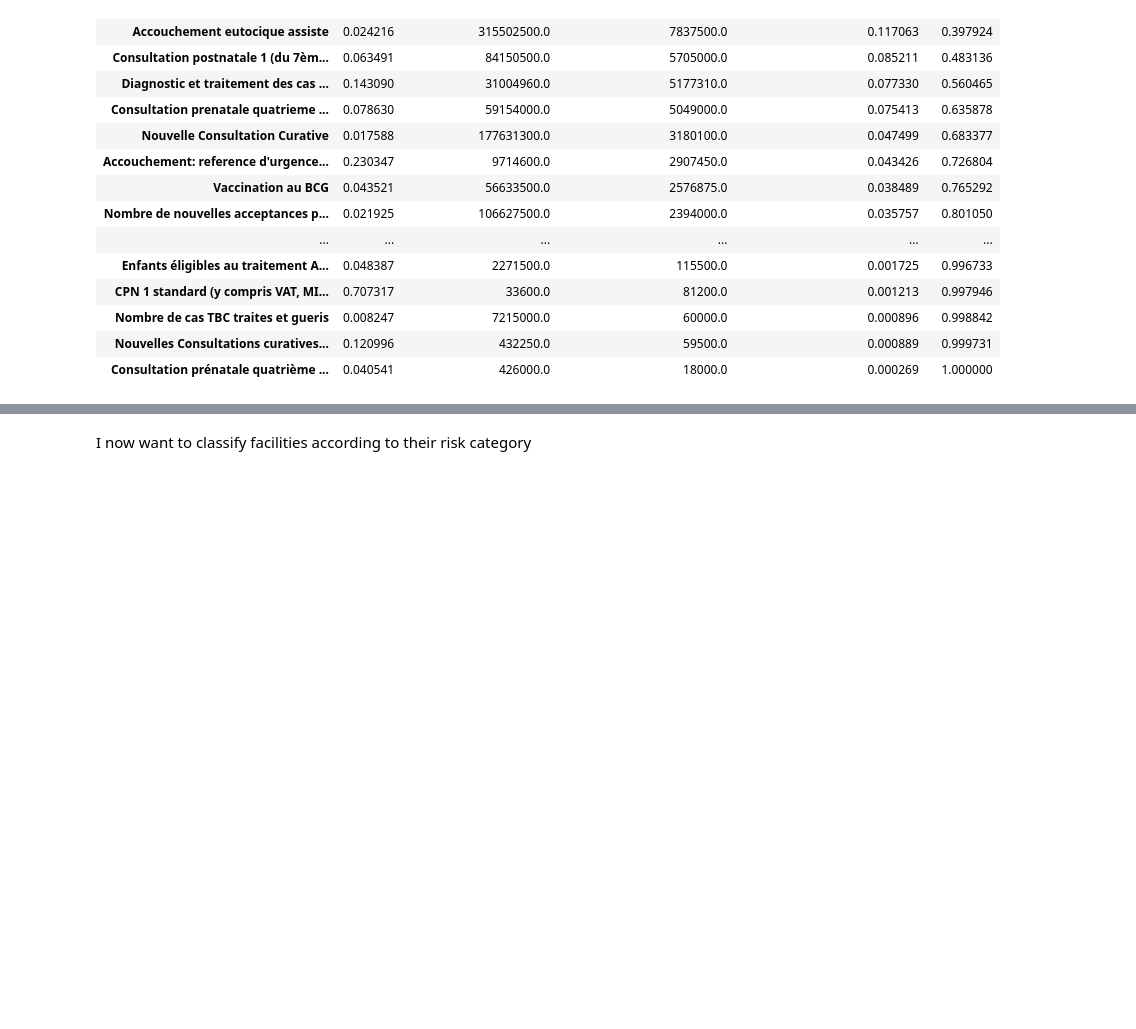
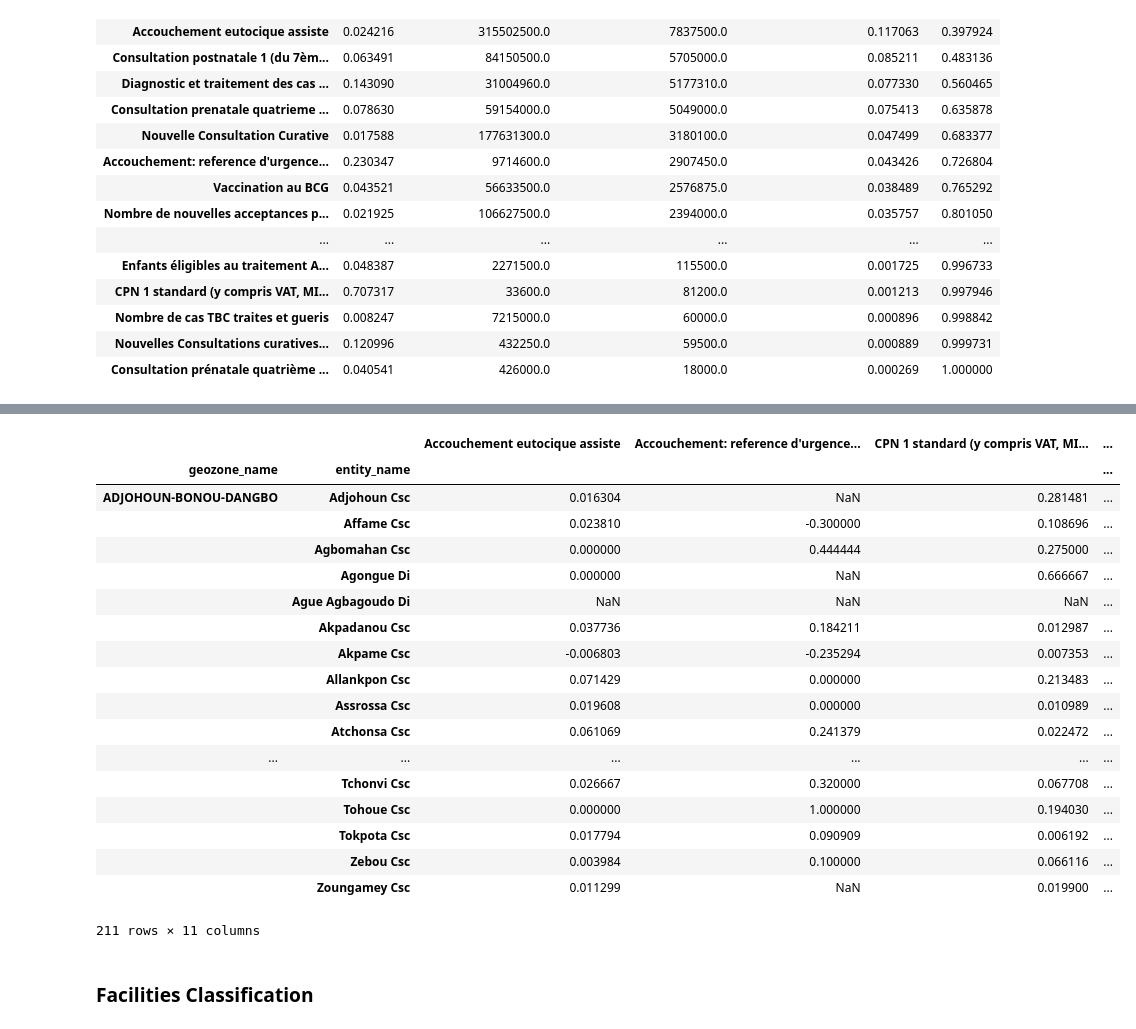
Before and after one commit to grlurton/orbf_data_validation, a Jupyter notebook: notebooks/reporting/Algorithm AEDES.ipynb, the cells around one changed output, grey strips where cells are left out. Drawn from its saved outputs; the diff is of its cells as text; code cells hidden in the pictures; blank space fills up the shorter version.

```diff
--- a/notebooks/reporting/Algorithm AEDES.ipynb
+++ b/notebooks/reporting/Algorithm AEDES.ipynb
@@ -180,5 +184,27 @@ def get_ecart_pondere(data , ponderation):
     return out
 # %%
 ecart_moyen_pondere = data_classif.groupby(['geozone_name' , 'entity_name']).apply(get_ecart_pondere , ponderation = ponderation)
+
+ecart_moyen_pondere
+# %% [output]
+|  |  | Accouchement eutocique assiste | Accouchement: reference d'urgence... | CPN 1 standard (y compris VAT, MI... | ... |
+| geozone_name | entity_name |  |  |  | ... |
+| ADJOHOUN-BONOU-DANGBO | Adjohoun Csc | 0.016304 | NaN | 0.281481 | ... |
+|  | Affame Csc | 0.023810 | -0.300000 | 0.108696 | ... |
+|  | Agbomahan Csc | 0.000000 | 0.444444 | 0.275000 | ... |
+|  | Agongue Di | 0.000000 | NaN | 0.666667 | ... |
+|  | Ague Agbagoudo Di | NaN | NaN | NaN | ... |
+|  | Akpadanou Csc | 0.037736 | 0.184211 | 0.012987 | ... |
+|  | Akpame Csc | -0.006803 | -0.235294 | 0.007353 | ... |
+|  | Allankpon Csc | 0.071429 | 0.000000 | 0.213483 | ... |
+|  | Assrossa Csc | 0.019608 | 0.000000 | 0.010989 | ... |
+|  | Atchonsa Csc | 0.061069 | 0.241379 | 0.022472 | ... |
+| ... | ... | ... | ... | ... | ... |
+|  | Tchonvi Csc | 0.026667 | 0.320000 | 0.067708 | ... |
+|  | Tohoue Csc | 0.000000 | 1.000000 | 0.194030 | ... |
+|  | Tokpota Csc | 0.017794 | 0.090909 | 0.006192 | ... |
+|  | Zebou Csc | 0.003984 | 0.100000 | 0.066116 | ... |
+|  | Zoungamey Csc | 0.011299 | NaN | 0.019900 | ... |
+211 rows × 11 columns
-# %% [markdown]
-I now want to classify facilities according to their risk category
+# %% [markdown]
+### Facilities Classification
```
Also changed, not shown: parts of 14 cells of this notebook.
